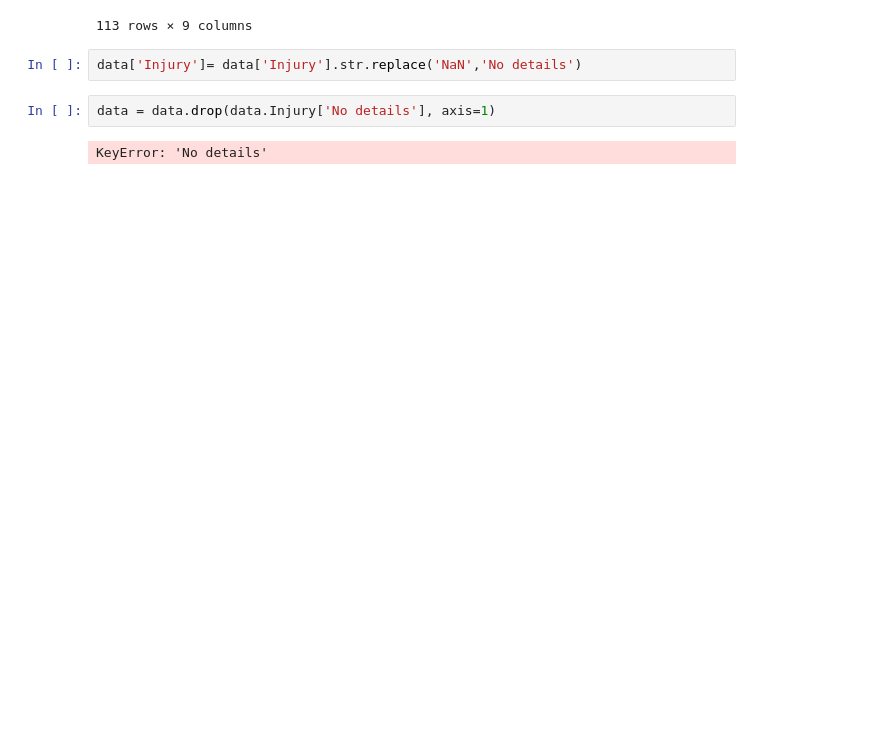
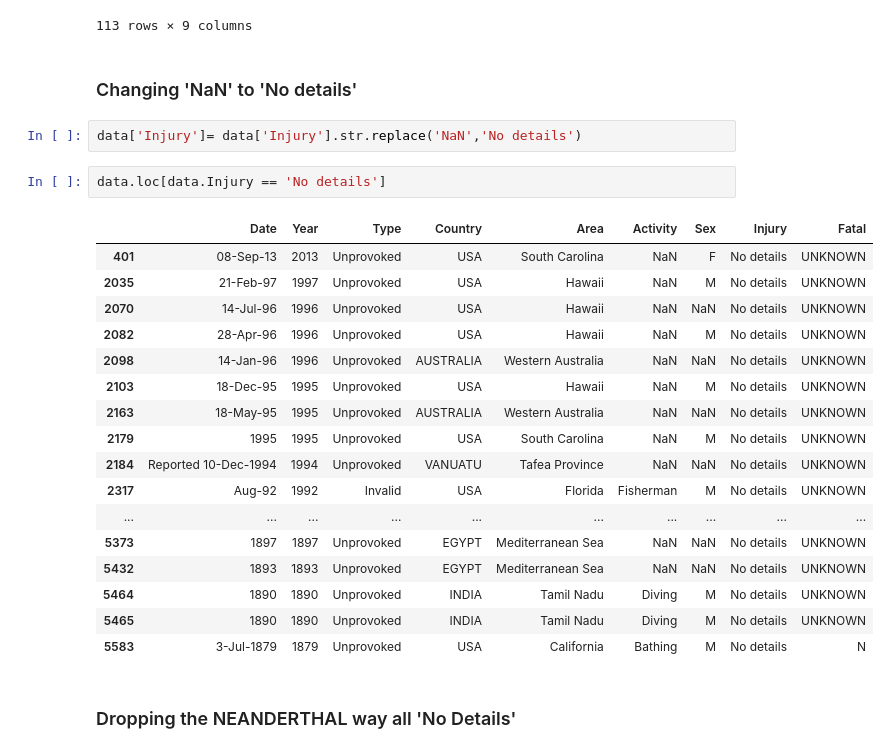
Before and after one commit to ironhack-datalabs/datamad0419, a Jupyter notebook: module-1/pandas-project/your-code/data-wrangling.ipynb, the cells around one changed output. Drawn from its saved outputs; the diff is of its cells as text; blank space fills up the shorter version.

```diff
--- a/module-1/pandas-project/your-code/data-wrangling.ipynb
+++ b/module-1/pandas-project/your-code/data-wrangling.ipynb
@@ -187,9 +187,29 @@ data.loc[data['Fatal'] == 'UNKNOWN']
 | 5863 | Ca. 1554 | 1554 | Unprovoked | FRANCE | Nice & Marseilles | NaN | M | NaN | UNKNOWN |
 | 5967 | Before 1927 | 0 | Unprovoked | AUSTRALIA | New South Wales | NaN | M | NaN | UNKNOWN |
 113 rows × 9 columns
+# %% [markdown]
+### Changing 'NaN' to 'No details'
 # %%
 data['Injury']= data['Injury'].str.replace('NaN','No details')
 # %%
-data = data.drop(data.Injury['No details'], axis=1)
+data.loc[data.Injury == 'No details']
 # %% [output]
-KeyError: 'No details'
+|  | Date | Year | Type | Country | Area | Activity | Sex | Injury | Fatal |
+| 401 | 08-Sep-13 | 2013 | Unprovoked | USA | South Carolina | NaN | F | No details | UNKNOWN |
+| 2035 | 21-Feb-97 | 1997 | Unprovoked | USA | Hawaii | NaN | M | No details | UNKNOWN |
+| 2070 | 14-Jul-96 | 1996 | Unprovoked | USA | Hawaii | NaN | NaN | No details | UNKNOWN |
+| 2082 | 28-Apr-96 | 1996 | Unprovoked | USA | Hawaii | NaN | M | No details | UNKNOWN |
+| 2098 | 14-Jan-96 | 1996 | Unprovoked | AUSTRALIA | Western Australia | NaN | NaN | No details | UNKNOWN |
+| 2103 | 18-Dec-95 | 1995 | Unprovoked | USA | Hawaii | NaN | M | No details | UNKNOWN |
+| 2163 | 18-May-95 | 1995 | Unprovoked | AUSTRALIA | Western Australia | NaN | NaN | No details | UNKNOWN |
+| 2179 | 1995 | 1995 | Unprovoked | USA | South Carolina | NaN | M | No details | UNKNOWN |
+| 2184 | Reported 10-Dec-1994 | 1994 | Unprovoked | VANUATU | Tafea Province | NaN | NaN | No details | UNKNOWN |
+| 2317 | Aug-92 | 1992 | Invalid | USA | Florida | Fisherman | M | No details | UNKNOWN |
+| ... | ... | ... | ... | ... | ... | ... | ... | ... | ... |
+| 5373 | 1897 | 1897 | Unprovoked | EGYPT | Mediterranean Sea | NaN | NaN | No details | UNKNOWN |
+| 5432 | 1893 | 1893 | Unprovoked | EGYPT | Mediterranean Sea | NaN | NaN | No details | UNKNOWN |
+| 5464 | 1890 | 1890 | Unprovoked | INDIA | Tamil Nadu | Diving | M | No details | UNKNOWN |
+| 5465 | 1890 | 1890 | Unprovoked | INDIA | Tamil Nadu | Diving | M | No details | UNKNOWN |
+| 5583 | 3-Jul-1879 | 1879 | Unprovoked | USA | California | Bathing | M | No details | N |
+# %% [markdown]
+### Dropping the NEANDERTHAL way all 'No Details'
```
Also changed, not shown: parts of 17 cells of this notebook, 1 other file.
